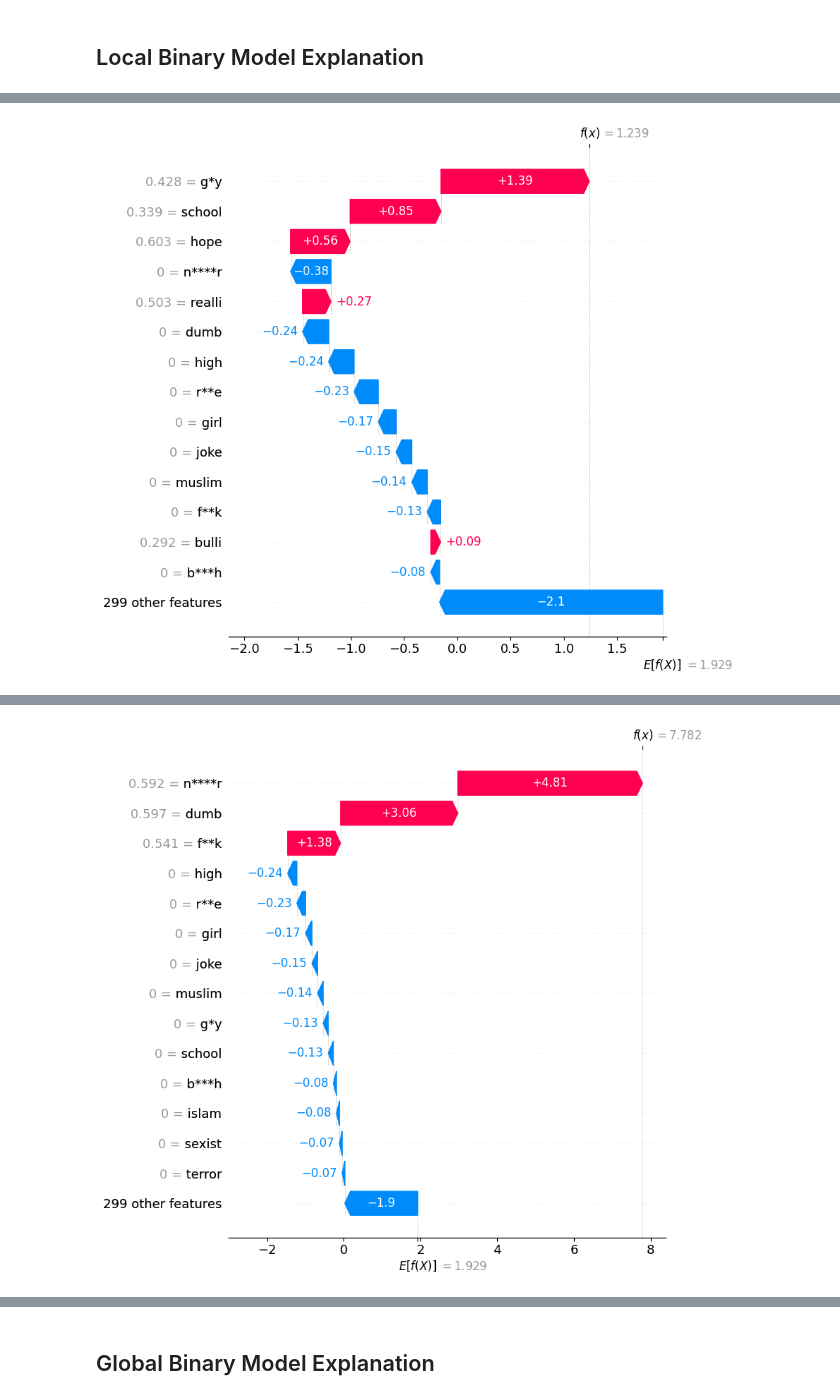
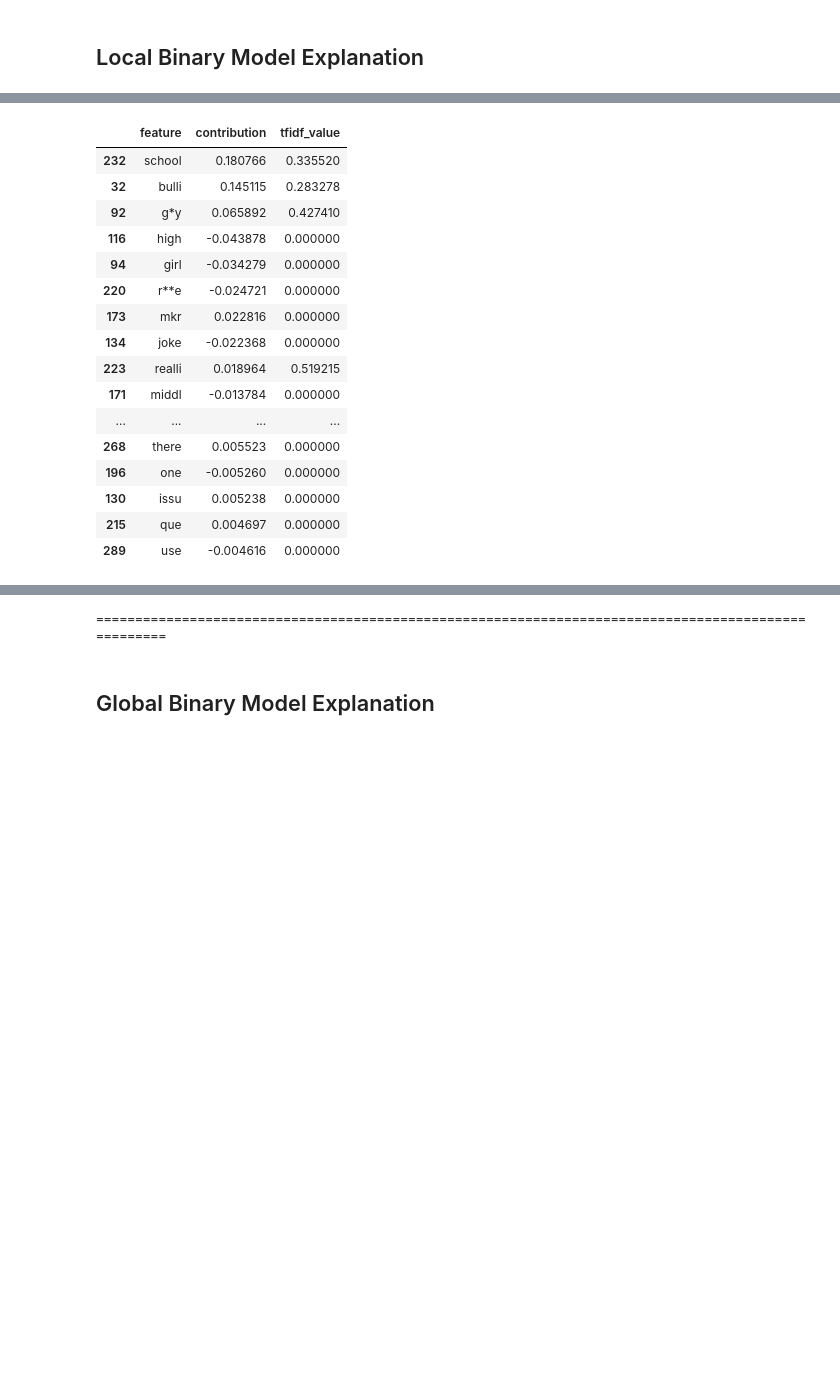
Before and after one commit to msegreto/CyberbullismDetection, a Jupyter notebook: notebook/7.2_ModelExplanationBinary.ipynb, the cells around one changed output, grey strips where cells are left out. Drawn from its saved outputs; the diff is of its cells as text; code cells hidden in the pictures; blank space fills up the shorter version.

```diff
--- a/notebook/7.2_ModelExplanationBinary.ipynb
+++ b/notebook/7.2_ModelExplanationBinary.ipynb
@@ -52,41 +53,44 @@ Binary vocab size:    313
 # %% [markdown]
 ## Local Binary Model Explanation
 # %%
+pd.set_option("display.max_rows", 400)
+pd.set_option("display.max_columns", 0)
+pd.set_option("display.max_colwidth", None)
+pd.set_option("display.expand_frame_repr", False)
 
+df_correct_examples = pd.read_csv("../dataset/selected_explanable_example.csv")
 
-X_train = X_text.apply(preprocess_text)
-X_train= tfidf_vectorizer_binary.transform(X_train).toarray().astype("float32")
+X_example_tfidf = tfidf_vectorizer_binary.transform(df_correct_examples["text"]).toarray().astype("float32")
+feature_names = tfidf_vectorizer_binary.get_feature_names_out()
 
+for i in range(len(df_correct_examples)):
+    label_id = df_correct_examples.loc[i, "label_id"]
+    label_name = df_correct_examples.loc[i, "label_name"]
+    text = df_correct_examples.loc[i, "text"]
 
-test = pd.read_csv("../dataset/selected_explanable_example.csv")
-X_test = test["original_text"].apply(preprocess_text)
-X_test= tfidf_vectorizer_binary.transform(X_test).toarray().astype("float32")
+    x = X_example_tfidf[i].reshape(1, -1)
 
+    prediction, bias, contributions = ti.predict(rf_model, x)
+    predicted_label_id = np.argmax(prediction)
 
-explainer = shap.Explainer(lr_binary, X_train)
-shap_values = explainer(X_test)
+    data = []
+    for j in range(len(feature_names)):
+        data.append({
+            "feature": blur_text(feature_names[j]),
+            "contribution": contributions[0][j][predicted_label_id],
+            "tfidf_value": x[0][j]
+        })
 
-if len(vocab) == shap_values.shape[1]:
-    shap_values.feature_names = list(vocab)
-    print("Feature correcly labeled")
-else:
-    raise Exception("something goes wrong")
+    df_interp = pd.DataFrame(data)
+    df_interp_sorted = df_interp.reindex(df_interp.contribution.abs().sort_values(ascending=False).index)
 
-for i in range(len(test)):
-    label_id = test.loc[i, "label_id"]
-    label_name = test.loc[i, "label_name"]
-    text = test.loc[i, "original_text"]
-    proba = lr_binary.predict_proba(X_test[i].reshape(1, -1))[0, 1]
-    logit_shap = explainer.expected_value + shap_values[i].values.sum()
-    proba_shap = 1 / (1 + np.exp(-logit_shap))
+    print(f"\n=== TreeInterpreter Explanation ===")
+    print(f"True class: {label_name}")
+    print(f"Predicted class: {predicted_label_id}")
+    print(f"Text preview: {text[:150]}...\n")
+    print(f"Bias (expected value): {bias[0][predicted_label_id]:.4f}")
+    print(f"Prediction (probabilities): {prediction[0]}")
 
-    print(f"\n=== SHAP Explanation ===")
-    print(f"SHAP prediction (sum): {proba_shap:.4f}")
-    print(f"Model predicted proba (class {i != 5}): {proba:.4f}")
-    print(f"True class:({'not_cyberbullying' if i == 5 else 'cyberbullying'})")
-    print(f"Text preview: {text[:150]}...\n")
-    shap.plots.waterfall(shap_values[i], max_display=15, show=False)
-    plt.savefig(f"../SHAP/waterfall_plot_{label_name}.png", bbox_inches="tight", dpi=300)
-    plt.close()
-    shap.plots.waterfall(shap_values[i], max_display=15)
+    display(df_interp_sorted.head(25))
+    print("=" * 100)
 # %% [output]
@@ -100 +104,17 @@ Text preview: Really hope they bully the gay out of him at school....
-[figure, removed]
+|  | feature | contribution | tfidf_value |
+| 232 | school | 0.180766 | 0.335520 |
+| 32 | bulli | 0.145115 | 0.283278 |
+| 92 | g*y | 0.065892 | 0.427410 |
+| 116 | high | -0.043878 | 0.000000 |
+| 94 | girl | -0.034279 | 0.000000 |
+| 220 | r**e | -0.024721 | 0.000000 |
+| 173 | mkr | 0.022816 | 0.000000 |
+| 134 | joke | -0.022368 | 0.000000 |
+| 223 | realli | 0.018964 | 0.519215 |
+| 171 | middl | -0.013784 | 0.000000 |
+| ... | ... | ... | ... |
+| 268 | there | 0.005523 | 0.000000 |
+| 196 | one | -0.005260 | 0.000000 |
+| 130 | issu | 0.005238 | 0.000000 |
+| 215 | que | 0.004697 | 0.000000 |
+| 289 | use | -0.004616 | 0.000000 |
@@ -106 +129,0 @@ Text preview: dumb niggers fuck all of u...
-[figure, removed]
@@ -131,3 +251,4 @@ Text preview: The fact that i just paid $7 for a fruit cup and a coffee at schoo
+====================================================================================================
 # %% [markdown]
 ## Global Binary Model Explanation
 # %%
```
Also changed, not shown: parts of 3 cells of this notebook, 32 other files.
